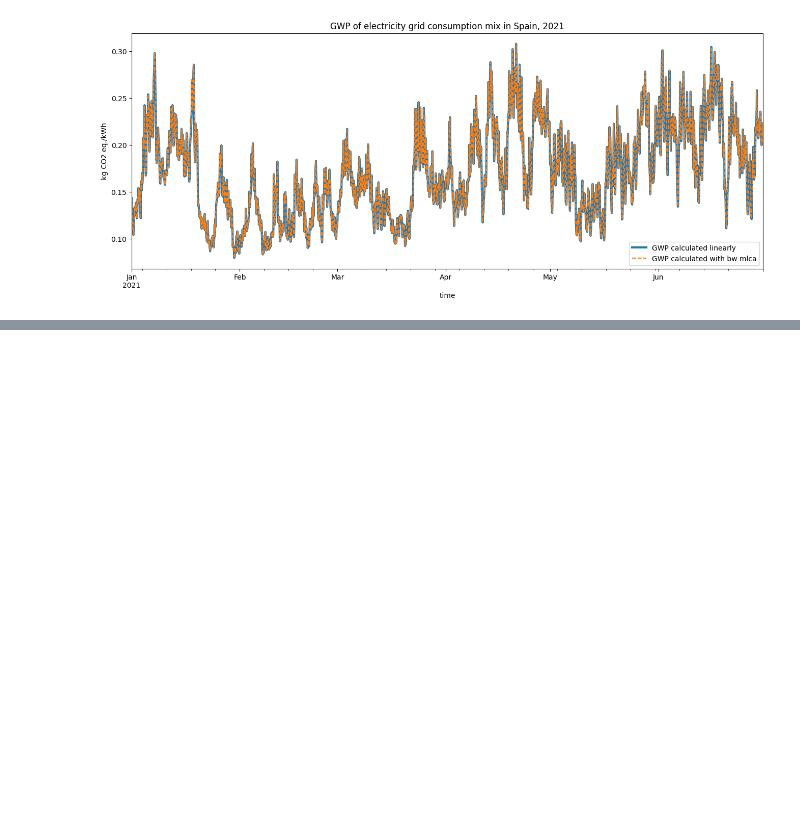
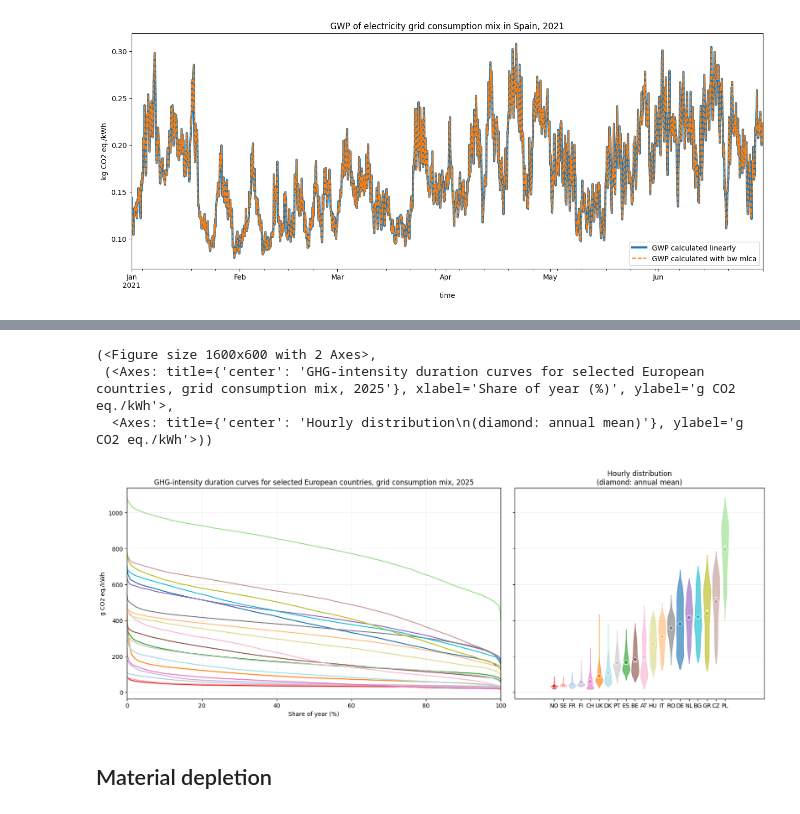
Before and after one commit to LIST-LUXEMBOURG/shrecc, a Jupyter notebook: notebooks/5_shrecc_inventory_resolution.ipynb, the cells around one changed output, grey strips where cells are left out. Saved outputs shown, nothing was run; the diff lists cells and outputs as text; code cells hidden in the pictures; blank space fills up the shorter version.

```diff
--- a/notebooks/5_shrecc_inventory_resolution.ipynb
+++ b/notebooks/5_shrecc_inventory_resolution.ipynb
@@ -130,0 +170,2 @@ Text(0, 0.5, 'kg CO2 eq./kWh')
+# %%
+lcia_europe = europe_2025.lcia()
@@ -130,0 +174,15 @@ Text(0, 0.5, 'kg CO2 eq./kWh')
+# %%
+gwp_method = (
+    "ecoinvent-3.11 | EF v3.1 | climate change | global warming potential (GWP100)"
+)
+# %%
+eu_2025_gwp_g = 1000 * (
+    lcia_europe.hourly()["intensity"]
+    .sel(impact_category=gwp_method)
+    .to_dataframe()["intensity"]
+    .unstack("consumer_country")
+)
+country_colors = dict(zip(eu_2025_gwp_g.columns, plt.get_cmap("tab20").colors))
+annual_gwp_means_g = (
+    1000 * lcia_europe.annual().sel(year=2025, impact_category=gwp_method).to_series()
+)
@@ -130,0 +315,14 @@ Text(0, 0.5, 'kg CO2 eq./kWh')
+# %%
+plot_duration_and_distribution(
+    eu_2025_gwp_g,
+    annual_gwp_means_g,
+    title="GHG-intensity duration curves for selected European countries, grid consumption mix, 2025",
+    ylabel="g CO2 eq./kWh",
+)
+# %% [output]
+(<Figure size 1600x600 with 2 Axes>,
+ (<Axes: title={'center': 'GHG-intensity duration curves for selected European countries, grid consumption mix, 2025'}, xlabel='Share of year (%)', ylabel='g CO2 eq./kWh'>,
+  <Axes: title={'center': 'Hourly distribution\n(diamond: annual mean)'}, ylabel='g CO2 eq./kWh'>))
+[figure, added]
+# %% [markdown]
+## Material depletion
```
Also changed, not shown: parts of 14 cells of this notebook, 5 other files.
